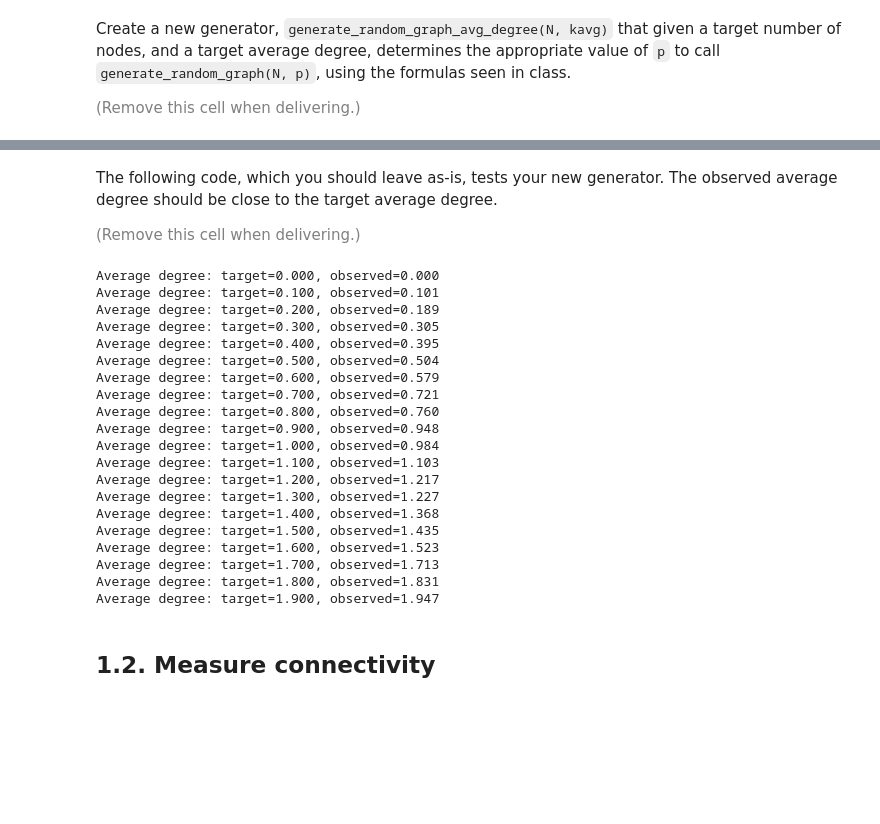
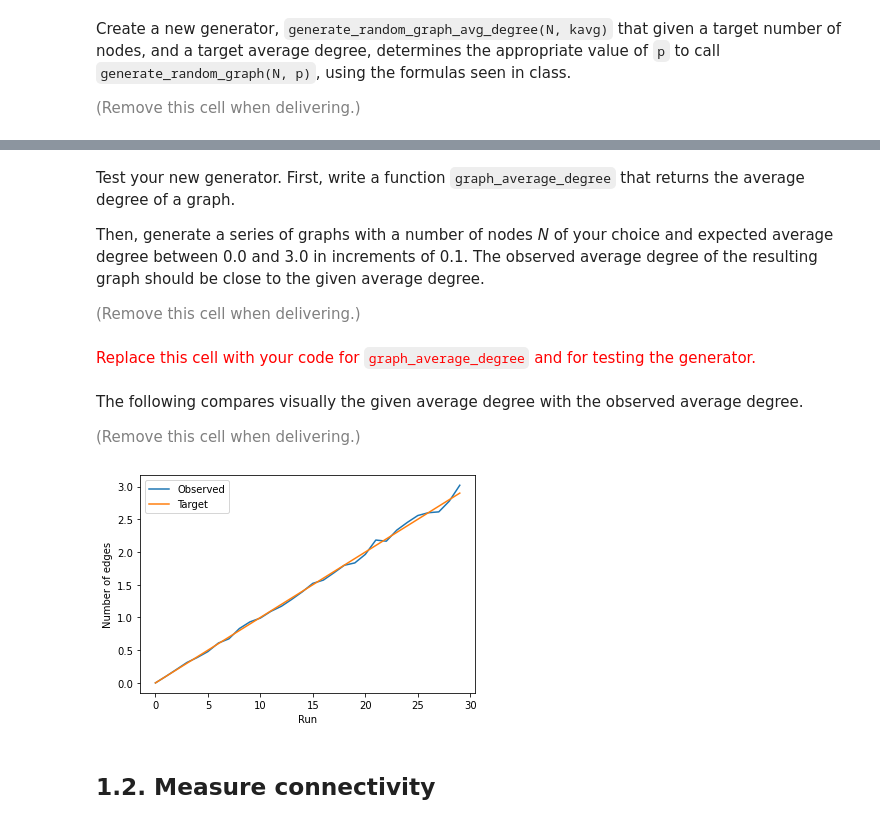
Before and after one commit to chatox/networks-science-course, a Jupyter notebook: practicum/ps07-network_models.ipynb, the cells around one changed output, grey strips where cells are left out. Saved outputs shown, nothing was run; the diff lists cells and outputs as text; code cells hidden in the pictures; blank space fills up the shorter version.

```diff
--- a/practicum/ps07-network_models.ipynb
+++ b/practicum/ps07-network_models.ipynb
@@ -96,38 +99,26 @@ Create a new generator, `generate_random_graph_avg_degree(N, kavg)` that given a
+# %% [markdown]
+Test your new generator. First, write a function ``graph_average_degree`` that returns the average degree of a graph.
+
+Then, generate a series of graphs with a number of nodes *N* of your choice and expected average degree between 0.0 and 3.0 in increments of 0.1. The observed average degree of the resulting graph should be close to the given average degree.
+
+<font size="-1" color="gray">(Remove this cell when delivering.)</font>
+# %% [markdown]
+<font size="+1" color="red">Replace this cell with your code for ``graph_average_degree`` and for testing the generator.</font>
 # %% [markdown]
-The following code, which you should leave as-is, tests your new generator. The observed average degree should be close to the target average degree.
+The following compares visually the given average degree with the observed average degree.
 
 <font size="-1" color="gray">(Remove this cell when delivering.)</font>
-# %%
-# Leave as-is
-
-N = 1500
-target_average_degrees = np.arange(0.0, 2.0, 0.1)
-
-for kavg in target_average_degrees:
-    g = generate_random_graph_avg_degree(N, kavg)
-    kavg_observed = np.average([g.degree(u) for u in g.nodes()])
-    print("Average degree: target=%.3f, observed=%.3f" % (kavg, kavg_observed))
-# %% [output]
-Average degree: target=0.000, observed=0.000
-Average degree: target=0.100, observed=0.101
-Average degree: target=0.200, observed=0.189
-Average degree: target=0.300, observed=0.305
-Average degree: target=0.400, observed=0.395
-Average degree: target=0.500, observed=0.504
-Average degree: target=0.600, observed=0.579
-Average degree: target=0.700, observed=0.721
-Average degree: target=0.800, observed=0.760
-Average degree: target=0.900, observed=0.948
-Average degree: target=1.000, observed=0.984
-Average degree: target=1.100, observed=1.103
-Average degree: target=1.200, observed=1.217
-Average degree: target=1.300, observed=1.227
-Average degree: target=1.400, observed=1.368
-Average degree: target=1.500, observed=1.435
-Average degree: target=1.600, observed=1.523
-Average degree: target=1.700, observed=1.713
-Average degree: target=1.800, observed=1.831
-Average degree: target=1.900, observed=1.947
+# %%
+# Leave as-is
+
+plt.xlabel("Run")
+plt.ylabel("Number of edges")
+plt.plot(range(len(target_average_degrees)), observed_average_degrees, label="Observed")
+plt.plot(range(len(target_average_degrees)), target_average_degrees, label="Target")
+plt.legend()
+plt.show()
+# %% [output]
+[figure, added]
 # %% [markdown]
 ## 1.2. Measure connectivity
 # %% [markdown]
```
Also changed, not shown: parts of 22 cells of this notebook.
